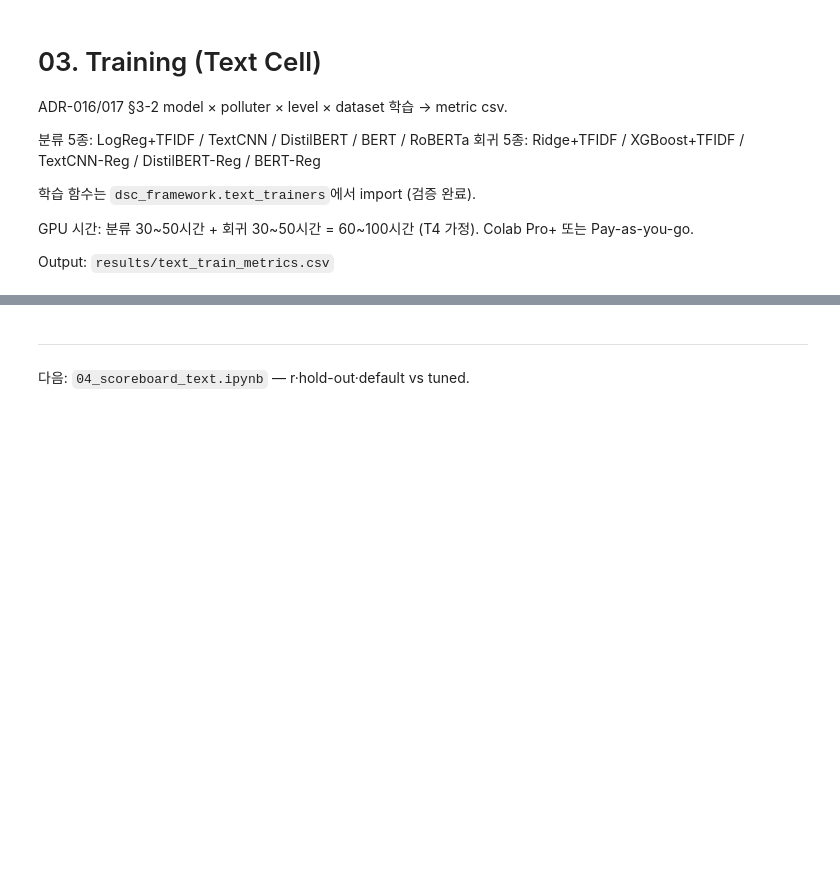
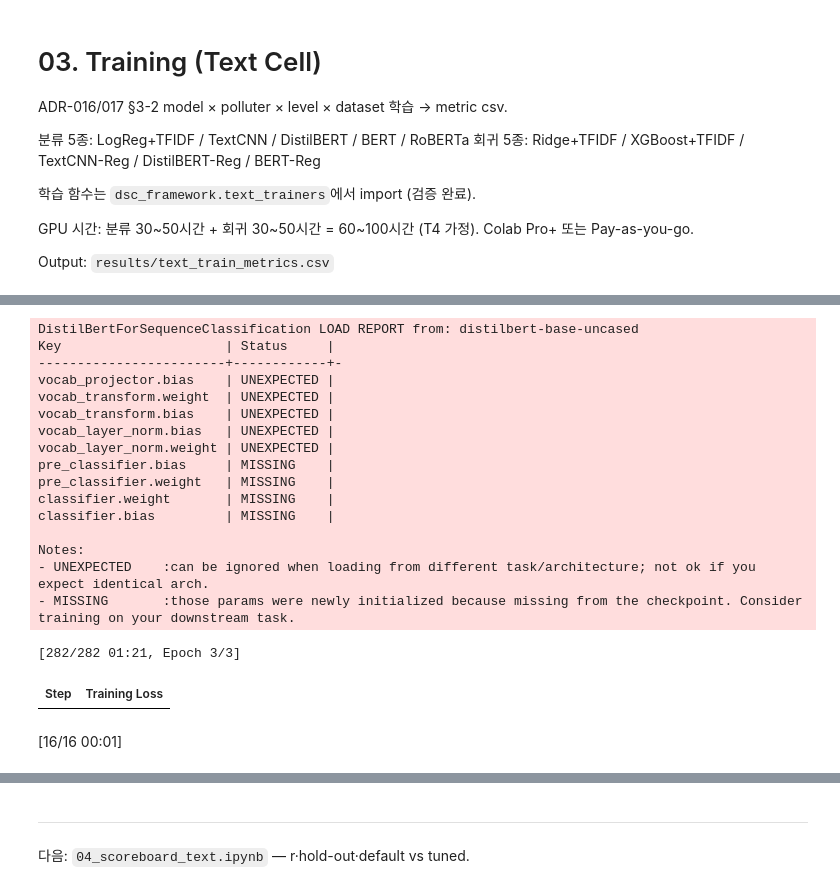
Before and after one commit to gary5876/capstone-dsc, a Jupyter notebook: notebooks/03_training_text.ipynb, the cells around one changed output, grey strips where cells are left out. Drawn from its saved outputs; the diff is of its cells as text; code cells hidden in the pictures; blank space fills up the shorter version.

```diff
--- a/notebooks/03_training_text.ipynb
+++ b/notebooks/03_training_text.ipynb
@@ -226,0 +254,61 @@ pd.DataFrame(all_rows).head()
+# %%
+# ============================================================
+# 전체 학습 sweep — long-running. Per-combo 체크포인트 + resume.
+# DEV_MODE=True  : ~60 학습 (2~3시간). dev 검증용. ckpt = text_train_metrics_dev.csv
+# DEV_MODE=False : 900 학습 (60~100시간). 정식. ckpt = text_train_metrics.csv
+# 세션 끊겨도 같은 셀 재실행 시 끝난 거 자동 skip.
+# ============================================================
+import time
+datasets = load_all()
+
+if DEV_MODE:
+    datasets = {k: v for k, v in datasets.items() if k in DEV_DATASETS}
+    levels_use = DEV_LEVELS
+    models_cls = DEV_MODELS_CLS
+    models_reg = DEV_MODELS_REG
+    ckpt = f'{RESULTS_DIR}/text_train_metrics_dev.csv'
+    print(f'[DEV_MODE] datasets={list(datasets.keys())} levels={levels_use}')
+    print(f'           models_cls={models_cls} models_reg={models_reg}')
+else:
+    levels_use = None         # 전체 LEVEL_GRID
+    models_cls = None         # 전체 CLASSIFICATION_MODELS
+    models_reg = None         # 전체 REGRESSION_MODELS
+    ckpt = f'{RESULTS_DIR}/text_train_metrics.csv'
+    print('[FULL] 정식 sweep — 60~100시간 예상')
+
+# Resume: 기존 ckpt에서 done set 로드
+done = set()
+if os.path.exists(ckpt):
+    prev = pd.read_csv(ckpt)
+    prev = prev.drop_duplicates(
+        subset=['dataset', 'polluter', 'level', 'model', 'seed'], keep='last'
+    )
+    prev.to_csv(ckpt, index=False)
+    done = set(zip(prev.dataset, prev.polluter,
+                   prev.level.astype(float), prev.model))
+    print(f'[resume] {len(done)} combos 이미 완료 — skip 처리')
+else:
+    print('[fresh] 체크포인트 없음 — 처음부터 시작')
+
+t_total = time.time()
+for name, (tr_ds, te_ds, task) in datasets.items():
+    print()
+    print(f'=== {name} ({task}) 학습 시작 ===')
+    t0 = time.time()
+    mf = models_cls if task == 'classification' else models_reg
+    new_rows, skipped = model_sweep(
+        name, tr_ds, te_ds, task, ckpt, done,
+        levels=levels_use, models_filter=mf,
+    )
+    print(f'  new={new_rows} skipped={skipped} ({(time.time()-t0)/60:.1f}분)')
+
+# 최종 정리 — 중복 제거 후 다시 저장
+final = pd.read_csv(ckpt)
+final = final.drop_duplicates(
+    subset=['dataset', 'polluter', 'level', 'model', 'seed'], keep='last'
+)
+final.to_csv(ckpt, index=False)
+print()
+print(f'[done] {ckpt} ({len(final)} rows, total {(time.time()-t_total)/60:.1f}분)')
+final.head()
+# %% [output]
@@ -226,0 +332,19 @@ pd.DataFrame(all_rows).head()
+DistilBertForSequenceClassification LOAD REPORT from: distilbert-base-uncased
+Key                     | Status     |
+------------------------+------------+-
+vocab_projector.bias    | UNEXPECTED |
+vocab_transform.weight  | UNEXPECTED |
+vocab_transform.bias    | UNEXPECTED |
+vocab_layer_norm.bias   | UNEXPECTED |
+vocab_layer_norm.weight | UNEXPECTED |
+pre_classifier.bias     | MISSING    |
+pre_classifier.weight   | MISSING    |
+classifier.weight       | MISSING    |
+classifier.bias         | MISSING    |
+
+Notes:
+- UNEXPECTED    :can be ignored when loading from different task/architecture; not ok if you expect identical arch.
+- MISSING       :those params were newly initialized because missing from the checkpoint. Consider training on your downstream task.
+[282/282 01:21, Epoch 3/3]
+| Step | Training Loss |
+[16/16 00:01]
```
Also changed, not shown: parts of 6 cells of this notebook, 3 other files.
